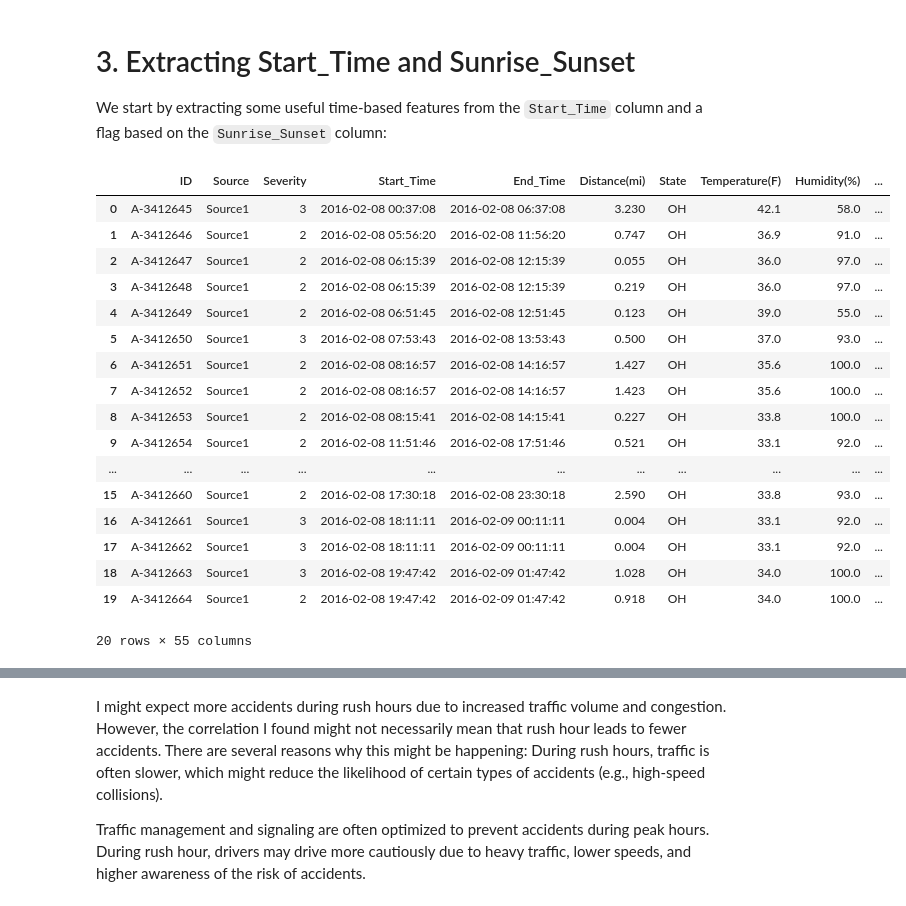
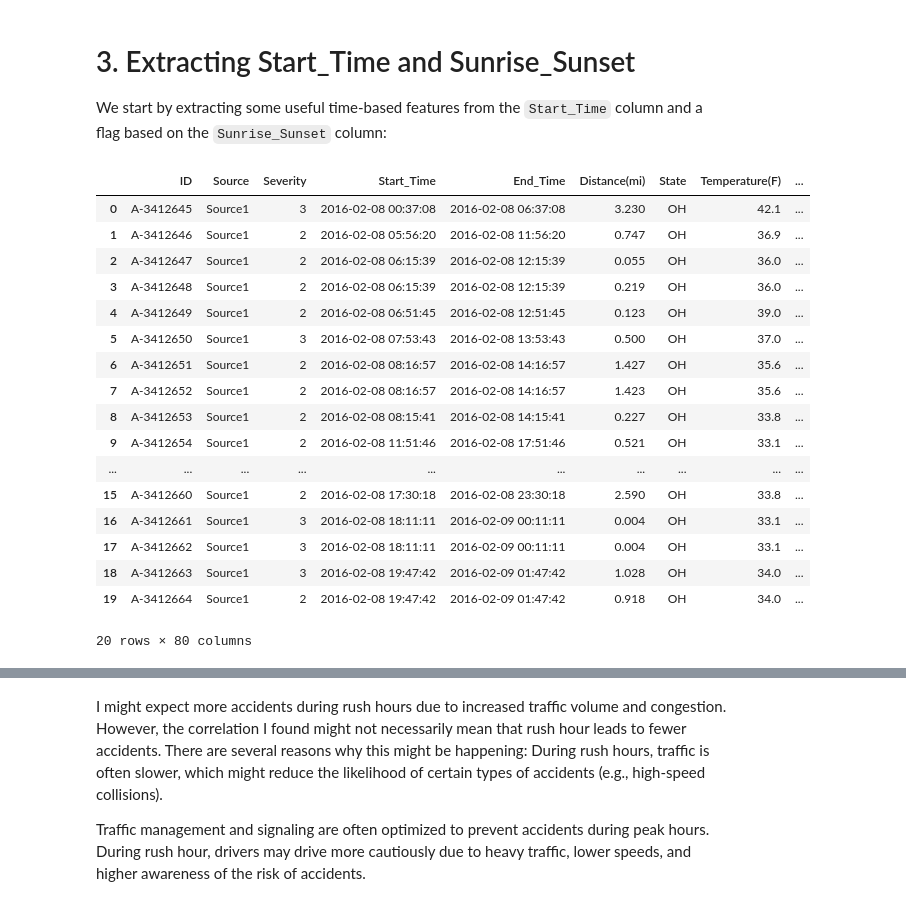
Before and after one commit to miriezrubelsky/car-accident-miri, a Jupyter notebook: car-accident-regression.ipynb, the cells around one changed output, grey strips where cells are left out. Drawn from its saved outputs; the diff is of its cells as text; code cells hidden in the pictures.

Commit message:
Kaggle Notebook | car accident regression | Version 8

```diff
--- a/car-accident-regression.ipynb
+++ b/car-accident-regression.ipynb
@@ -152,7 +152,7 @@ encoded_array = encoder.fit_transform(my_df[['Humidity_Range']])
 # Create DataFrame with proper column names
 encoded_df = pd.DataFrame(
     encoded_array,
-    columns=[f"Humidity_Range_{cat}" for cat in encoder.categories_[0]]
+    columns=[f"Humidity_Value_{cat}" for cat in encoder.categories_[0]]
 ).astype(int)
 # Concatenate the original dataframe with the one-hot encoded columns
 my_df_encoded = pd.concat([my_df, encoded_df], axis=1)
@@ -229,8 +212,0 @@ Encoded DataFrame:
-# %%
-print(my_df['Distance(mi)'].value_counts().sort_index())
-
-my_df['Distance(km)'] = my_df['Distance(mi)'] * 1.60934
-bins_km = [0, 5, 10, 25, 50, float('inf')]
-labels_km = ['0–5 km', '5-10 km', '10–25 km', '25-50 km', '50+ km']
-my_df['Distance_Range'] = pd.cut(my_df['Distance(km)'], bins=bins_km, labels=labels_km, right=False)
-print(my_df['Distance_Range'].value_counts().sort_index())
@@ -274,7 +229,7 @@ encoded_array = encoder.fit_transform(my_df[['Precipitation_Level']])
 # Create DataFrame with proper column names
 encoded_df = pd.DataFrame(
     encoded_array,
-    columns=[f"Precipitation_Level_{cat}" for cat in encoder.categories_[0]]
+    columns=[f"Precipitatio_Values_{cat}" for cat in encoder.categories_[0]]
 ).astype(int)
 # Concatenate the original dataframe with the one-hot encoded columns
 my_df_encoded = pd.concat([my_df, encoded_df], axis=1)
@@ -475,27 +414,3 @@ plt.show()
 suggestion is to create  a new feature: rush_hour = (7–8 AM or 4–6 PM)
 # %% [markdown]
 Do winter months see more accidents?
-# %%
-my_df['Start_Time'] = pd.to_datetime(my_df['Start_Time'])
-
-# Extract month and month name
-my_df['Month'] = my_df['Start_Time'].dt.month
-my_df['MonthName'] = my_df['Start_Time'].dt.month_name()
-
-# Group by month name
-accidents_by_month = my_df['MonthName'].value_counts().reindex([
-    'January', 'February', 'March', 'April', 'May', 'June',
-    'July', 'August', 'September', 'October', 'November', 'December'
-])
-
-# Plot
-plt.figure(figsize=(12, 6))
-sns.barplot(x=accidents_by_month.index, y=accidents_by_month.values, palette='coolwarm')
-plt.title("Accidents by Month")
-plt.xlabel("Month")
-plt.ylabel("Number of Accidents")
-plt.xticks(rotation=45)
-plt.tight_layout()
-plt.show()
-
-print(accidents_by_month)
@@ -639,53 +538,56 @@ my_df['Month_Name'] = my_df['Start_Time'].dt.month_name()
 my_df['Is_Weekend'] = my_df['Weekday'].isin([5,6]).astype(int)
 my_df['Is_Night'] = my_df['Sunrise_Sunset'].map({'Night': 1, 'Day': 0}).fillna(0).astype(int)
 
+
+
 us_holidays = holidays.US()
-my_df['Is_Holiday'] = my_df['Start_Time'].isin(us_holidays).astype(int)
+my_df['Is_Holiday'] = my_df['Date'].apply(lambda x: 1 if x in us_holidays else 0).astype(int)
+
 #def is_rush_hour(hour, weekday):
 #    hour, weekday = int(hour), int(weekday)
 #    if weekday < 5:
 #        return (7 <= hour <= 9) or (16 <= hour <= 18)
 #    else:
 #        return (11 <= hour <= 13) or (17 <= hour <= 19)
 
 #my_df['Is_Rush_Hour'] = my_df.apply(lambda row: is_rush_hour(row['Hour'], row['Weekday']), axis=1)
 
 ##my_df['Is_Rush_Hour_Weekday'] = ((my_df['Is_Rush_Hour'] == 1) & (my_df['Is_Weekend'] == 0)).astype(int)
 #my_df['Is_Rush_Hour_Weekend'] = ((my_df['Is_Rush_Hour'] == 1) & (my_df['Is_Weekend'] == 1)).astype(int)
 #peak_hours = [13, 14, 15, 16, 17]
 #my_df['Is_Peak_Hour'] = my_df['Hour'].isin(peak_hours).astype(int)
 
 def get_hour_risk_level(hour):
     if hour in [13, 14, 15, 16, 17, 18]:
         return 'High'
     elif hour in [6, 7, 8, 9, 10, 11, 12, 19]:
         return 'Medium'
     else:
         return 'Low'
 
 my_df['Hour_Risk_Level'] = my_df['Hour'].apply(get_hour_risk_level)
 
 my_df[['Month', 'Is_Weekend', 'Date', 'Start_Time', 'day_of_week','Is_Night','Is_Holiday','Hour_Risk_Level']]
 my_df.head(20)
 # %% [output]
-|  | ID | Source | Severity | Start_Time | End_Time | Distance(mi) | State | Temperature(F) | Humidity(%) | ... |
-| 0 | A-3412645 | Source1 | 3 | 2016-02-08 00:37:08 | 2016-02-08 06:37:08 | 3.230 | OH | 42.1 | 58.0 | ... |
-| 1 | A-3412646 | Source1 | 2 | 2016-02-08 05:56:20 | 2016-02-08 11:56:20 | 0.747 | OH | 36.9 | 91.0 | ... |
-| 2 | A-3412647 | Source1 | 2 | 2016-02-08 06:15:39 | 2016-02-08 12:15:39 | 0.055 | OH | 36.0 | 97.0 | ... |
-| 3 | A-3412648 | Source1 | 2 | 2016-02-08 06:15:39 | 2016-02-08 12:15:39 | 0.219 | OH | 36.0 | 97.0 | ... |
-| 4 | A-3412649 | Source1 | 2 | 2016-02-08 06:51:45 | 2016-02-08 12:51:45 | 0.123 | OH | 39.0 | 55.0 | ... |
-| 5 | A-3412650 | Source1 | 3 | 2016-02-08 07:53:43 | 2016-02-08 13:53:43 | 0.500 | OH | 37.0 | 93.0 | ... |
-| 6 | A-3412651 | Source1 | 2 | 2016-02-08 08:16:57 | 2016-02-08 14:16:57 | 1.427 | OH | 35.6 | 100.0 | ... |
-| 7 | A-3412652 | Source1 | 2 | 2016-02-08 08:16:57 | 2016-02-08 14:16:57 | 1.423 | OH | 35.6 | 100.0 | ... |
-| 8 | A-3412653 | Source1 | 2 | 2016-02-08 08:15:41 | 2016-02-08 14:15:41 | 0.227 | OH | 33.8 | 100.0 | ... |
-| 9 | A-3412654 | Source1 | 2 | 2016-02-08 11:51:46 | 2016-02-08 17:51:46 | 0.521 | OH | 33.1 | 92.0 | ... |
-| ... | ... | ... | ... | ... | ... | ... | ... | ... | ... | ... |
-| 15 | A-3412660 | Source1 | 2 | 2016-02-08 17:30:18 | 2016-02-08 23:30:18 | 2.590 | OH | 33.8 | 93.0 | ... |
-| 16 | A-3412661 | Source1 | 3 | 2016-02-08 18:11:11 | 2016-02-09 00:11:11 | 0.004 | OH | 33.1 | 92.0 | ... |
-| 17 | A-3412662 | Source1 | 3 | 2016-02-08 18:11:11 | 2016-02-09 00:11:11 | 0.004 | OH | 33.1 | 92.0 | ... |
-| 18 | A-3412663 | Source1 | 3 | 2016-02-08 19:47:42 | 2016-02-09 01:47:42 | 1.028 | OH | 34.0 | 100.0 | ... |
-| 19 | A-3412664 | Source1 | 2 | 2016-02-08 19:47:42 | 2016-02-09 01:47:42 | 0.918 | OH | 34.0 | 100.0 | ... |
+|  | ID | Source | Severity | Start_Time | End_Time | Distance(mi) | State | Temperature(F) | ... |
+| 0 | A-3412645 | Source1 | 3 | 2016-02-08 00:37:08 | 2016-02-08 06:37:08 | 3.230 | OH | 42.1 | ... |
+| 1 | A-3412646 | Source1 | 2 | 2016-02-08 05:56:20 | 2016-02-08 11:56:20 | 0.747 | OH | 36.9 | ... |
+| 2 | A-3412647 | Source1 | 2 | 2016-02-08 06:15:39 | 2016-02-08 12:15:39 | 0.055 | OH | 36.0 | ... |
+| 3 | A-3412648 | Source1 | 2 | 2016-02-08 06:15:39 | 2016-02-08 12:15:39 | 0.219 | OH | 36.0 | ... |
+| 4 | A-3412649 | Source1 | 2 | 2016-02-08 06:51:45 | 2016-02-08 12:51:45 | 0.123 | OH | 39.0 | ... |
+| 5 | A-3412650 | Source1 | 3 | 2016-02-08 07:53:43 | 2016-02-08 13:53:43 | 0.500 | OH | 37.0 | ... |
+| 6 | A-3412651 | Source1 | 2 | 2016-02-08 08:16:57 | 2016-02-08 14:16:57 | 1.427 | OH | 35.6 | ... |
+| 7 | A-3412652 | Source1 | 2 | 2016-02-08 08:16:57 | 2016-02-08 14:16:57 | 1.423 | OH | 35.6 | ... |
+| 8 | A-3412653 | Source1 | 2 | 2016-02-08 08:15:41 | 2016-02-08 14:15:41 | 0.227 | OH | 33.8 | ... |
+| 9 | A-3412654 | Source1 | 2 | 2016-02-08 11:51:46 | 2016-02-08 17:51:46 | 0.521 | OH | 33.1 | ... |
+| ... | ... | ... | ... | ... | ... | ... | ... | ... | ... |
+| 15 | A-3412660 | Source1 | 2 | 2016-02-08 17:30:18 | 2016-02-08 23:30:18 | 2.590 | OH | 33.8 | ... |
+| 16 | A-3412661 | Source1 | 3 | 2016-02-08 18:11:11 | 2016-02-09 00:11:11 | 0.004 | OH | 33.1 | ... |
+| 17 | A-3412662 | Source1 | 3 | 2016-02-08 18:11:11 | 2016-02-09 00:11:11 | 0.004 | OH | 33.1 | ... |
+| 18 | A-3412663 | Source1 | 3 | 2016-02-08 19:47:42 | 2016-02-09 01:47:42 | 1.028 | OH | 34.0 | ... |
+| 19 | A-3412664 | Source1 | 2 | 2016-02-08 19:47:42 | 2016-02-09 01:47:42 | 0.918 | OH | 34.0 | ... |
-20 rows × 55 columns
+20 rows × 80 columns
 # %%
 encoder = OneHotEncoder(sparse_output=False, dtype=int)
 encoded_array = encoder.fit_transform(my_df[['Hour_Risk_Level']])
```
Also changed, not shown: parts of 19 cells of this notebook.
